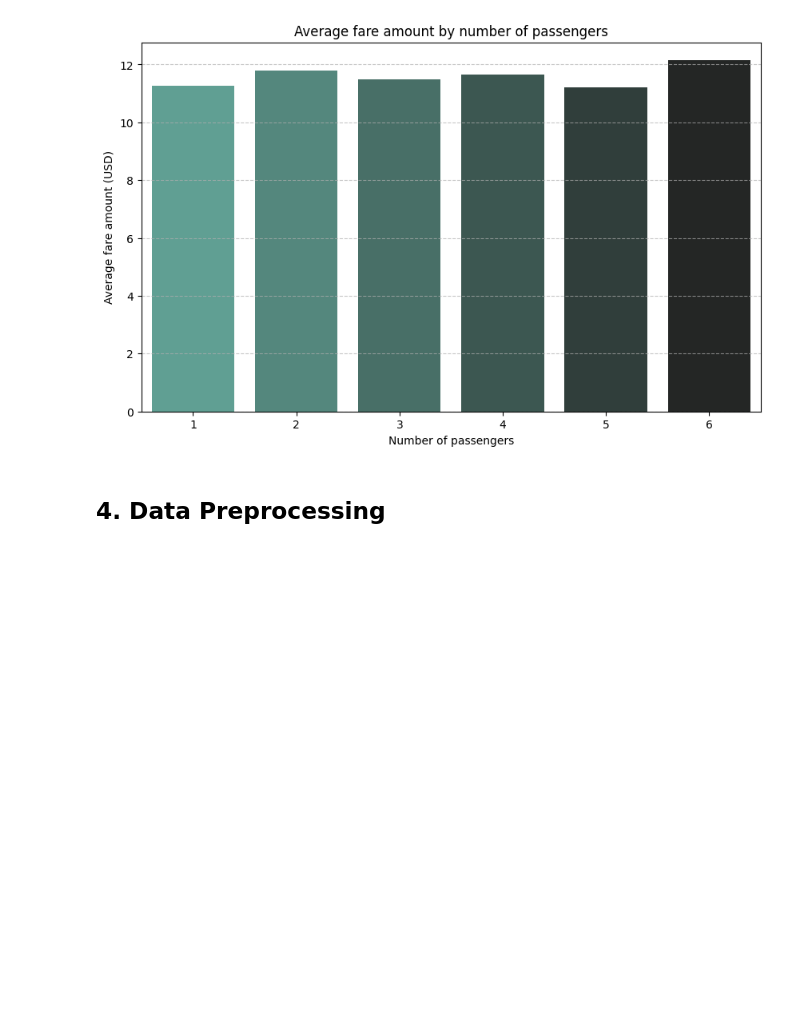
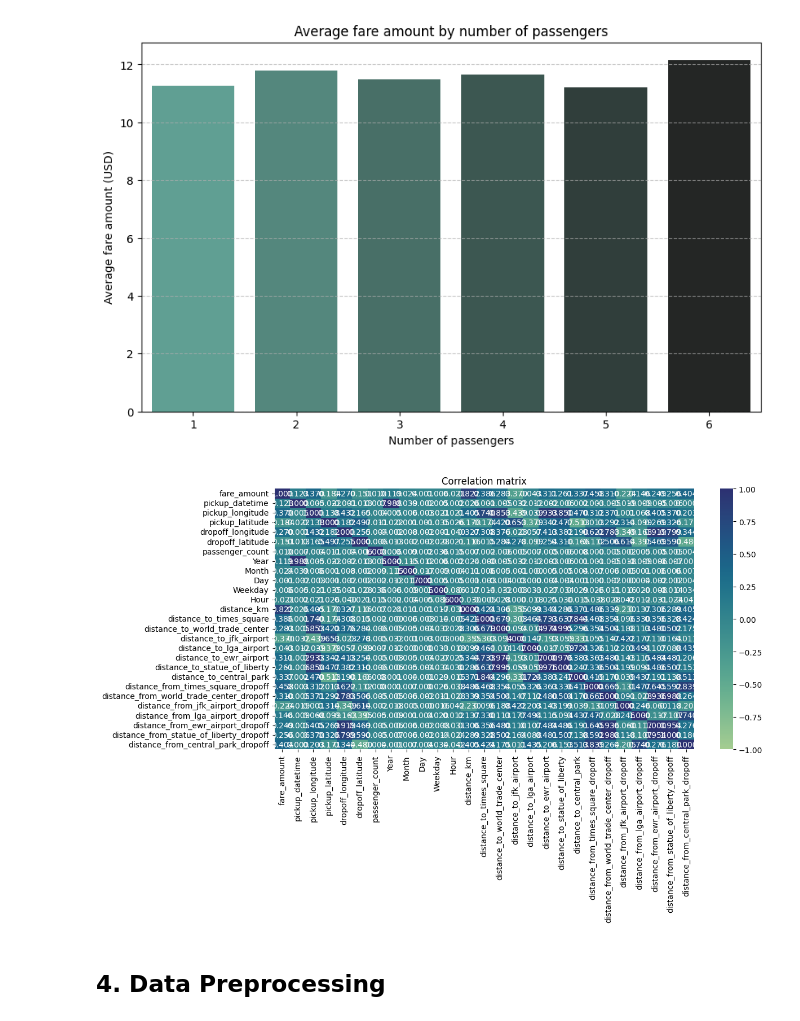
Before and after one commit to krzysikd/Uber_Fare_Prediction, a Jupyter notebook: Uber_Fares_Prediction.ipynb, the cells around one changed output. Cells and saved outputs as stored; diff of their text form; code cells hidden in the pictures; blank space fills up the shorter version.

Commit message:
Started data processing: outlier removal and feature engineering

```diff
--- a/Uber_Fares_Prediction.ipynb
+++ b/Uber_Fares_Prediction.ipynb
@@ -213,13 +213,13 @@ max         208.000000
 Name: passenger_count, dtype: float64
 # %%
 passenger_counts = df['passenger_count'].value_counts().sort_index()
-
-df['passangerFreq'] = df['passenger_count'].map(df['passenger_count'].value_counts())
+df_passengers = df.copy()
+df_passengers['passangerFreq'] = df['passenger_count'].map(df['passenger_count'].value_counts())
 
 plt.figure(figsize=(12,6))
 sns.countplot(
     x='passenger_count',
-    data=df,
+    data=df_passengers,
     hue='passangerFreq',
     legend=False
     )
@@ -401,5 +401,13 @@ passenger_count
 6    12.158537
 Name: fare_amount, dtype: float64
 [figure]
+# %%
+corrMatrix = df.corr()
+plt.figure(figsize=(12,6))
+sns.heatmap(corrMatrix, annot=True, cmap="crest", fmt='.3f', vmin = -1, vmax = 1, center = 0)
+plt.title('Correlation matrix')
+plt.show()
+# %% [output]
+[figure, added]
 # %% [markdown]
 ## 4. Data Preprocessing
```
Also changed, not shown: parts of 20 cells of this notebook.
